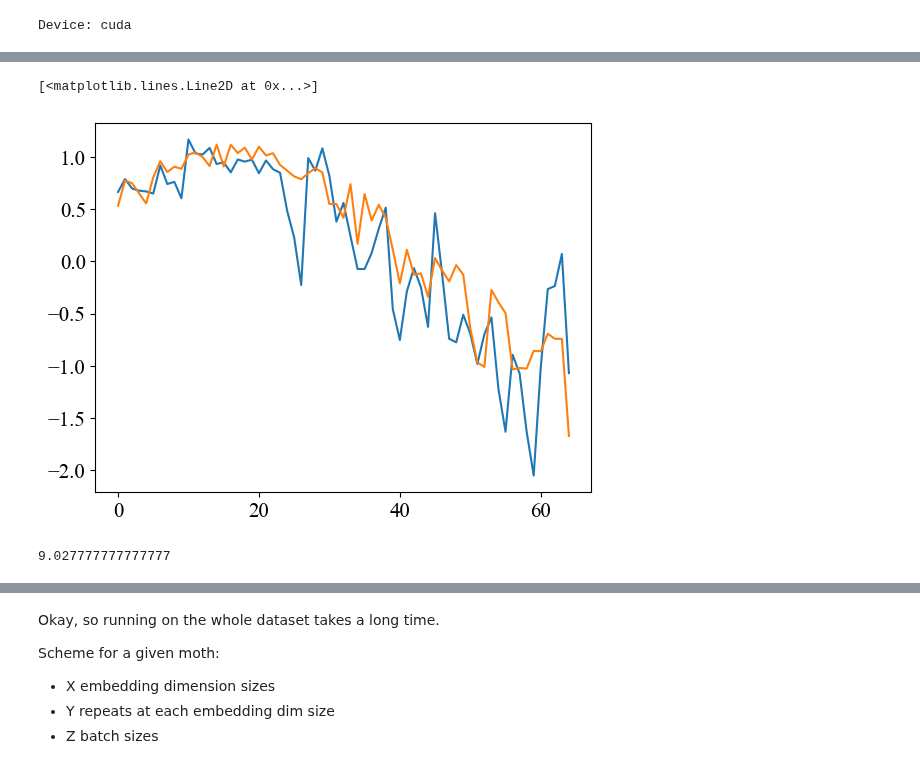
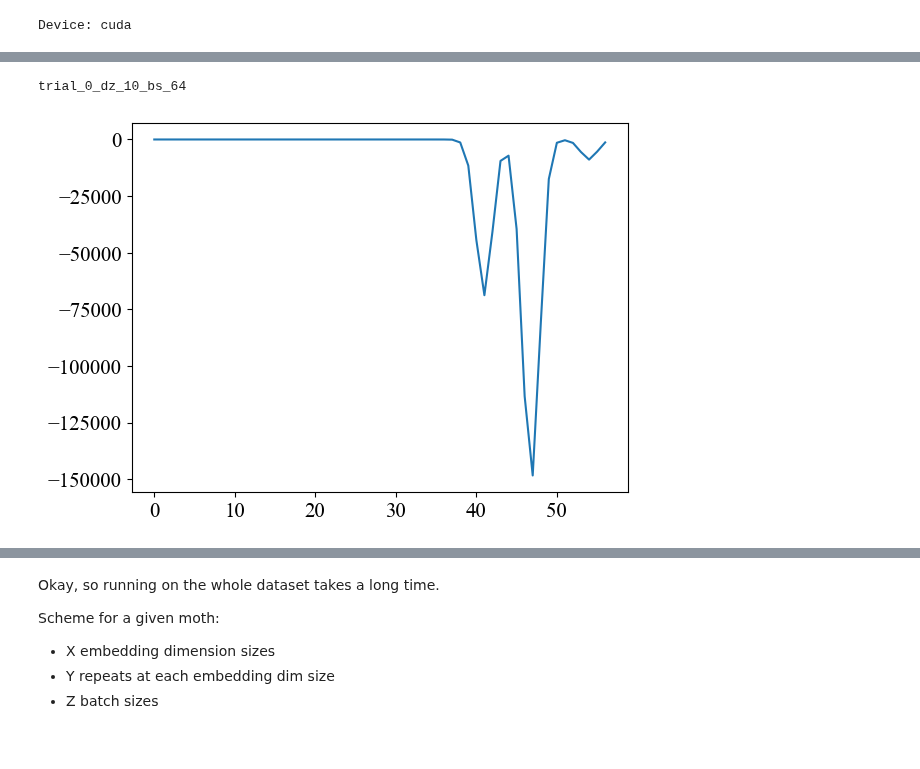
Before and after one commit to LeoJW/VNCMPanalysis, a Jupyter notebook: eslam_MI/Mothy_MI.ipynb, the cells around one changed output, grey strips where cells are left out. Cells and saved outputs as stored; diff of their text form; code cells hidden in the pictures.

```diff
--- a/eslam_MI/Mothy_MI.ipynb
+++ b/eslam_MI/Mothy_MI.ipynb
@@ -173,7 +162,7 @@ params = {
     'max_dz': 12, # max value for embed_dim that we search for
     'estimator': 'infonce', # Estimator: infonce or smile_5. See estimators.py for all options
     'mode': 'sep', # Almost always we'll use separable
-    'chunked_inference': True,
+    'chunked_inference': False,
     'chunk_size': 1000,
 }
 
@@ -182,7 +171,7 @@ params = {
 # full_dataset = create_data_split(dataset, train_fraction=0.95, device=device)
 # %%
 torch.cuda.empty_cache()
-this_params = {**params, 'embed_dim': 10, 'batch_size': 256}
+this_params = {**params, 'embed_dim': 10, 'batch_size': 512}
 dataset = BatchedDataset(X, Y, this_params['batch_size'])
 full_dataset = create_data_split(dataset, train_fraction=0.9, eval_fraction=0.2, device=device)
 mis, mis_test = train_model(DSIB, full_dataset, this_params)
@@ -472,10 +256,17 @@ ax.set_ylabel(r'$I(X;Y)/\text{batch}$');
 # %%
-plt.plot(mi['trial_1_dz_5'] * np.log2(np.e))
-plt.plot(mi_test['trial_1_dz_5'] * np.log2(np.e))
+key = random.choice(list(mi_test.keys()))
+sigma = 1
+# plt.plot(gaussian_filter1d(np.nan_to_num(mi[key]), sigma=sigma))
+plt.plot(gaussian_filter1d(np.nan_to_num(mi_test[key]) * np.log2(np.e), sigma=sigma))
+# plt.gca().set_ylim(0)
+print(key)
 # %% [output]
-[<matplotlib.lines.Line2D at 0x...>]
+trial_0_dz_10_bs_64
-[figure, old version]
+[figure, new version]
 # %%
-13 * 10 * 5 * 10 / 60 / 12
+import pickle
+
+with open(os.path.join(main_dir, 'mi_test_2025-04-27.pkl'), 'wb') as f:
+    pickle.dump(mi_test, f)
+with open(os.path.join(main_dir, 'ids_2025-04-27.pkl'), 'wb') as f:
+    pickle.dump(ids, f)
-# %% [output]
-9.027777777777777
```
Also changed, not shown: parts of 12 cells of this notebook, 2 other files.
